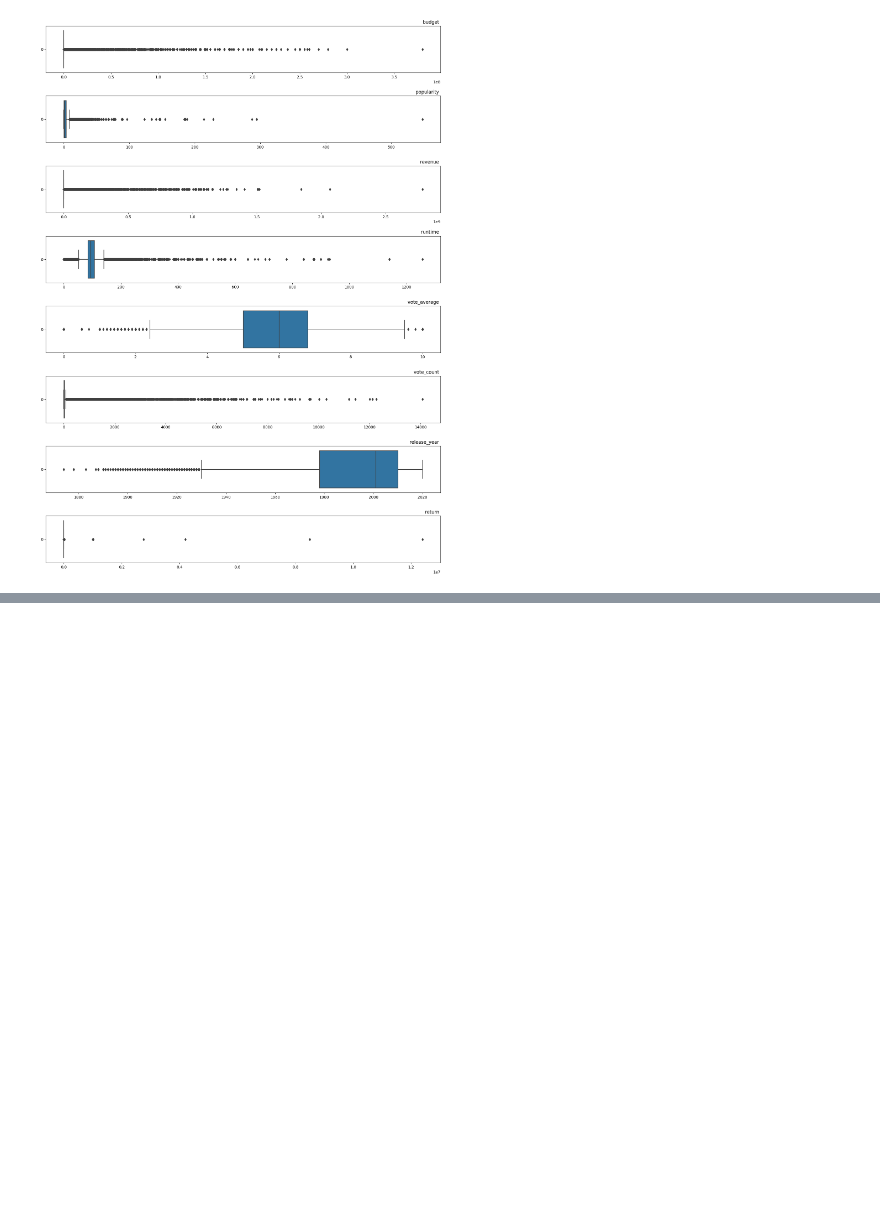
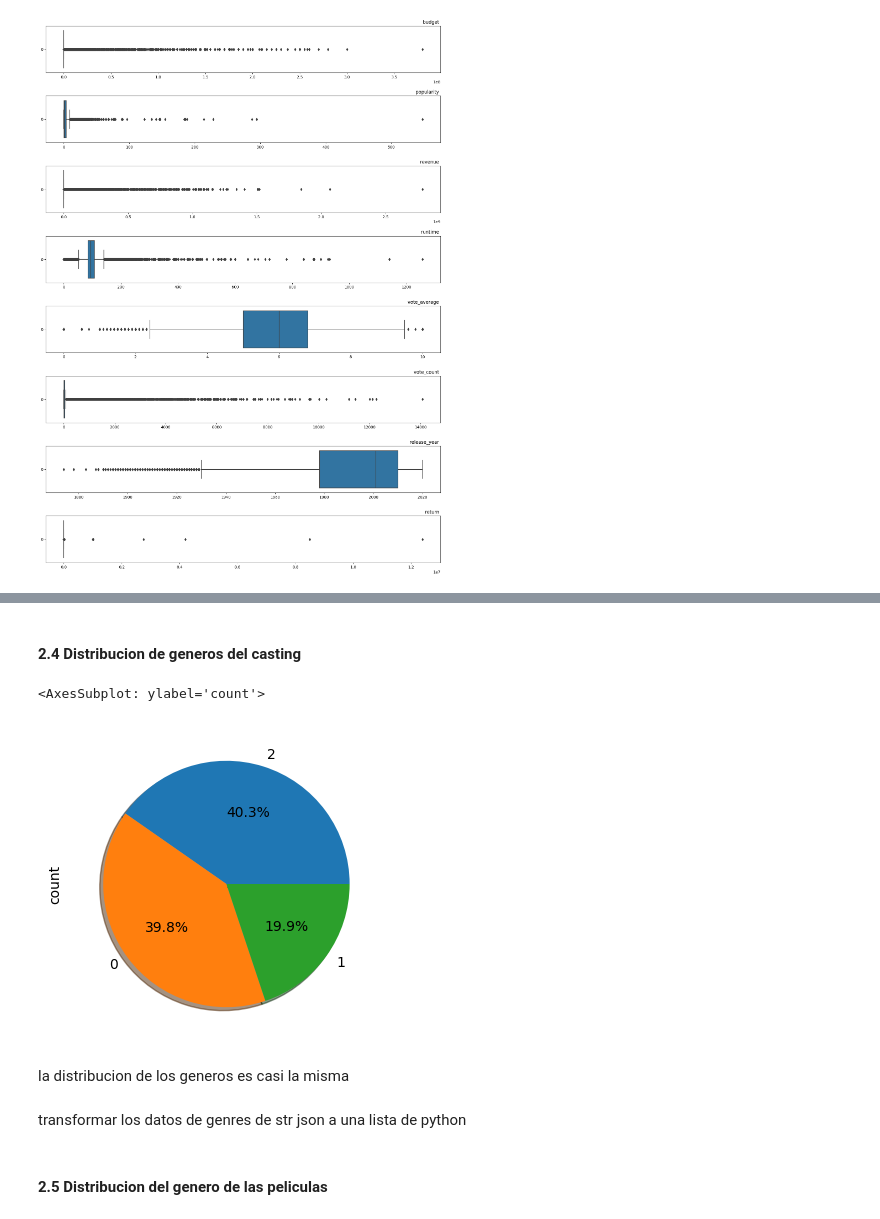
Before and after one commit to Pableren/Henry_proyectos, a Jupyter notebook: Eda.ipynb, the cells around one changed output, grey strips where cells are left out. Saved outputs shown, nothing was run; the diff lists cells and outputs as text; code cells hidden in the pictures; blank space fills up the shorter version.

```diff
--- a/Eda.ipynb
+++ b/Eda.ipynb
@@ -86,0 +150,12 @@ df['genres'].isna().sum()
+# %% [markdown]
+#### 2.4 Distribucion de generos del casting
+# %%
+plt.figure(figsize=(6,4))
+df_cast['gender'].value_counts().plot.pie(autopct='%0.1f%%',shadow=True)
+# %% [output]
+<AxesSubplot: ylabel='count'>
+[figure, added]
+# %% [markdown]
+la distribucion de los generos es casi la misma
+# %% [markdown]
+transformar los datos de genres de str json a una lista de python
@@ -86,0 +175,2 @@ df['genres'].isna().sum()
+# %% [markdown]
+#### 2.5 Distribucion del genero de las peliculas
```
Also changed, not shown: parts of 33 cells of this notebook, 2 other files.
